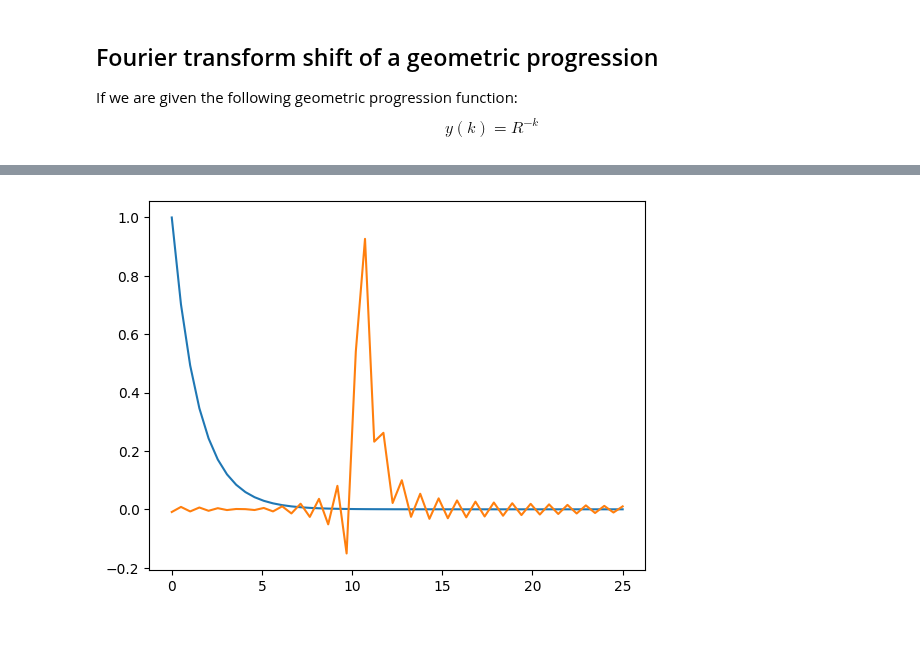
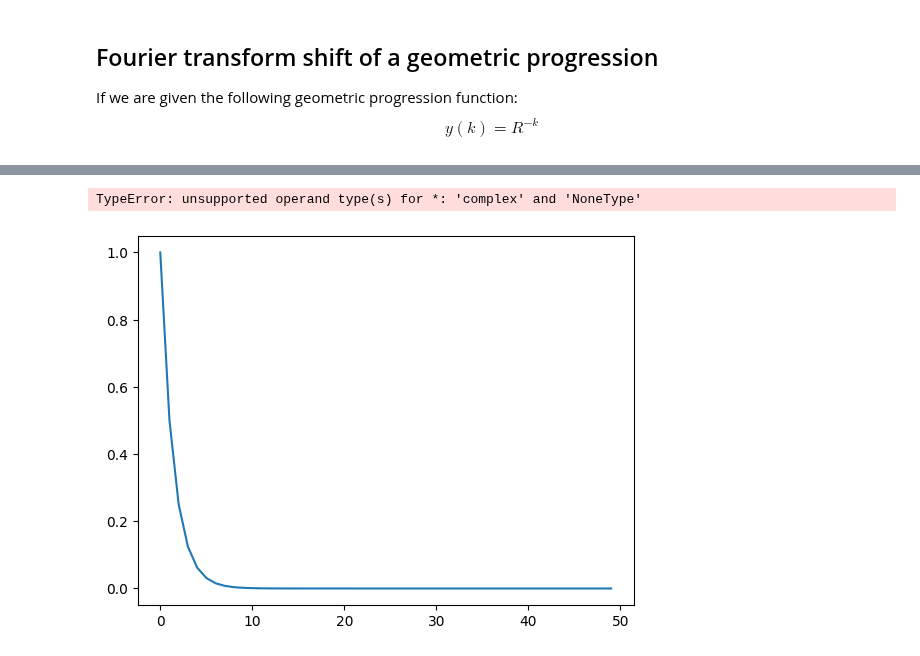
Before and after one commit to DylanReidRamelli/Bachelor-Project-2023, a Jupyter notebook: notebook/fourier_1.ipynb, the cells around one changed output, grey strips where cells are left out. Cells and saved outputs as stored; diff of their text form; code cells hidden in the pictures.

```diff
--- a/notebook/fourier_1.ipynb
+++ b/notebook/fourier_1.ipynb
@@ -14,6 +14,7 @@ R = 2
 
 fig, ax = plt.subplots()
 
+def wavenum(i) : return (i + N // 2) % N - N // 2
 
 def y_l(A):
     out = np.zeros(len(A))
@@ -25,8 +26,15 @@ def y_l(A):
 def g(k, N):
     return np.exp(-2j * np.pi * k / N) * R**-1
 
+
+def low_pass_filter(w_n):
+    if np.abs(w_n) < N/4:
+        return 0
+
+
 N = 50
-y = np.linspace(0,N/2,N)
+y = np.arange(N, dtype='float')
+
 y_l_y = y_l(y)
 
 # Plot original function
@@ -37,60 +45,45 @@ G = np.zeros(N, dtype=complex)
 for i in range(0,N):
     G[i] = (1 - g(i,N)**N) / (1 - g(i,N))
 
-
-# for i in range()
-
-# print("G before shift:",G)
-
-# def wave_num(i):
-#     return (i + math.floor(N/2))%N - math.floor(N/2)
-    # return (i + (math.floor(N/2)% N) - math.floor(N/2))
-
-delta = 20.5
-
+delta = 20.3
 
 # Multiply the frequency values by a phase shift of delta
 N_prime = N if N % 2 == 0 else N+1
 for k in range(0,int(N_prime/2)):
+    k = wavenum(k)
+    k = low_pass_filter(k)
+    print(k)
     G[k] = np.exp(-2j * np.pi * delta * k / N) * G[k]
 for k in range(int(N_prime/2), N):
-    G[k] = np.exp(-2j * np.pi * delta * (k - N) / N) * G[k]
+    k = wavenum(k)
+    k = low_pass_filter(k)
+    print(k)
+    G[k] = np.exp(-2j * np.pi * delta * k / N) * G[k]
 
 for k in range(0,N):
     if N % 2 == 0 and k == N/2:
-        G[k] = np.exp(1j*np.pi * (delta % 1)) * G[k]
-    else:
-        G[k] = G[k]
+        k = wavenum(k)
+        k = low_pass_filter(k)
+        ambiguous = np.exp(-2j * k / N * np.pi * delta)
+        G[k] = 0.5 * (ambiguous + 1/ambiguous)
+# out_inverse = np.exp(-2j * wavenum(y) / N * np.pi * delta)
 
 
-# w = np.fft.fftfreq(N)
-# phase_shift = np.exp(-2j * np.pi * w * delta)
-# G = G * phase_shift
+# if N & 1:
+#     idx0, idx1 = N//2, 1 + N//2
+#     #ambiguous = np.exp(-2j * (n - 1) / n * np.pi * delta)
+#     # print("wavenums", wavenum(idx0), wavenum(idx1))
+#     # print("H:", H[idx0], H[idx1])
+# else :
+#     idx0 = N//2
+#     ambiguous = np.exp(-2j * (N//2) / N * np.pi * delta)
+#     # print("H:", H[idx0], ambiguous)
+#     out_inverse[idx0] = 0.5 * (ambiguous + 1/ambiguous)
+#     # print("new H:", H[idx0])
 
-# Multiply the frequency values by a phase shift of delta
-# for k in range(0,N):
-# #     # print(k)
-#     e = np.exp(-2j * np.pi * k * delta/N)
-
-#     # w_n = wave_num(k)
-#     # print(w_n)
-
-#     # if w_n < 0:
-#     #     e = 1/e
-#     # elif 2 * w_n  == N:
-#     #     e = 1/2 * (e + 1/e)
+# out_inverse = np.fft.ifft(out_inverse * G)
 
 
-#     if k < N - k:
-#         e = np.exp(-2j * np.pi * delta  * k / N)
-#     elif k > N - k:
-#         e = np.exp(-2j * np.pi * delta  * (k-N) / N)
-#     elif k == N - k and k == N/2:
-#         e = np.cos(2 * np.pi * delta/2)
-
-#     G[k] = G[k] * e
-
 out_inverse = np.zeros(N, dtype=complex)
-out_inverse = np.fft.ifft(G)
 ax.plot(y, out_inverse.real)
 # %% [output]
@@ -98,4 +104,5 @@ ax.plot(y, out_inverse.real)
+TypeError: unsupported operand type(s) for *: 'complex' and 'NoneType'
-[figure, old version]
+[figure, new version]
 # %%
 # Square wave
 import math
```
Also changed, not shown: parts of 5 cells of this notebook, 7 other files.
